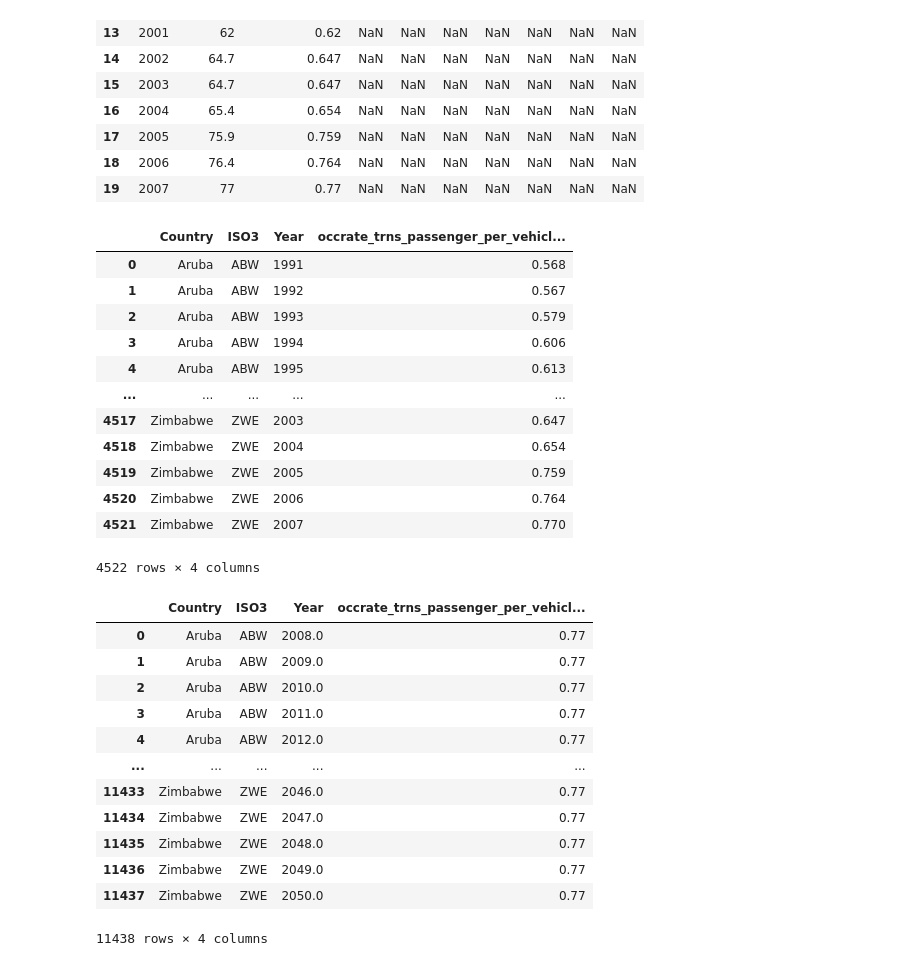
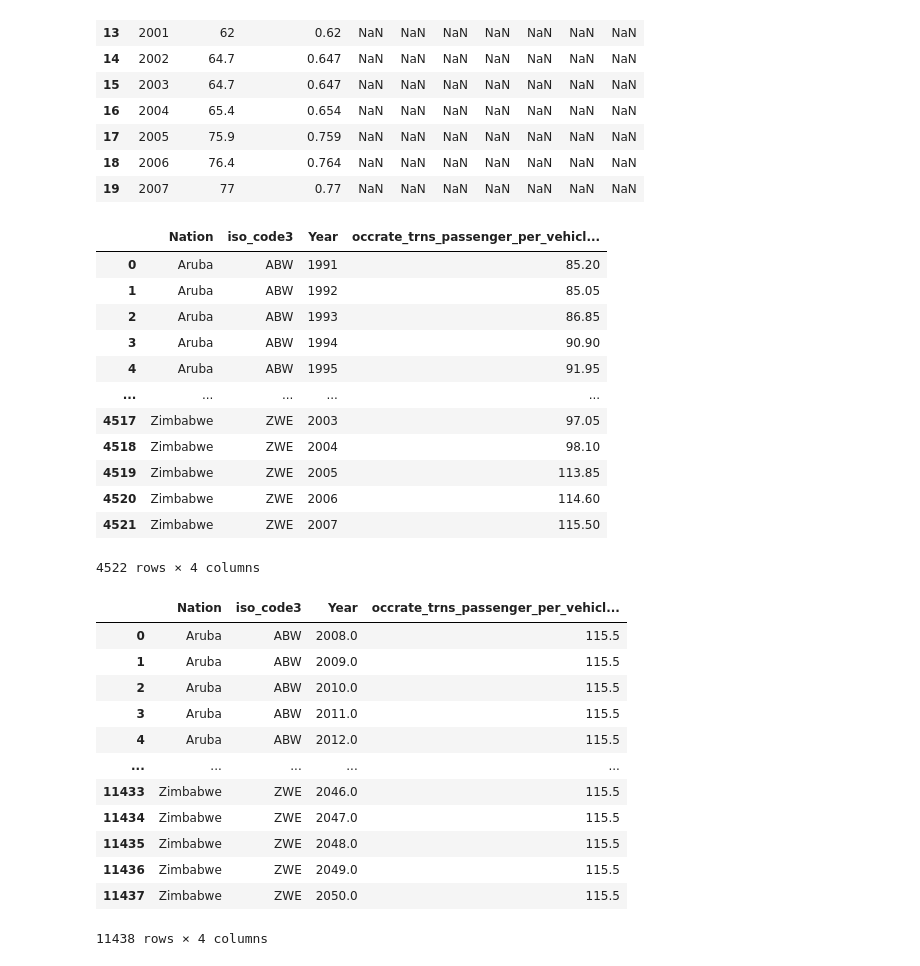
Before and after one commit to milocortes/sisepuede_data, a Jupyter notebook: Energy/occrate_trns_passenger_per_vehicle_aviation/src/Process.ipynb, the cells around one changed output. Saved outputs shown, nothing was run; the diff lists cells and outputs as text; code cells hidden in the pictures.

Commit message:
occ_rate per passenger

```diff
--- a/Energy/occrate_trns_passenger_per_vehicle_aviation/src/Process.ipynb
+++ b/Energy/occrate_trns_passenger_per_vehicle_aviation/src/Process.ipynb
@@ -87,34 +87,36 @@ df_data_copy
 # %%
 #### HISTORICAL ######
 
 countries=df_countries['Country Name'].values
 ISO3=np.unique(df_countries['ISO3'].values)
 
+#Assuming that most of the airplanes are Small narrowbody aircraft then the total of seats is 150
+#source: https://web.mit.edu/airlinedata/www/Aircraft&Related.html
 
 years=np.unique([year for year in df_data_copy['YEAR'].values if type(year)==int])
-variable_vect=[plf for plf in df_data_copy['PLF (decimal)'].values if type(plf)==float]
+variable_vect=[plf*150 for plf in df_data_copy['PLF (decimal)'].values if type(plf)==float]
 
 
 coun_year=[]
 for count in zip(countries,ISO3):
     for year,var in zip(years,variable_vect):
         coun_year.append([count[0],count[1],year,var])
 
-df_historical_out = pd.DataFrame(coun_year, columns=['Country','ISO3', 'Year',var_name])
+df_historical_out = pd.DataFrame(coun_year, columns=['Nation','iso_code3', 'Year',var_name])
 df_historical_out
 # %% [output]
-|  | Country | ISO3 | Year | occrate_trns_passenger_per_vehicl... |
-| 0 | Aruba | ABW | 1991 | 0.568 |
-| 1 | Aruba | ABW | 1992 | 0.567 |
-| 2 | Aruba | ABW | 1993 | 0.579 |
-| 3 | Aruba | ABW | 1994 | 0.606 |
-| 4 | Aruba | ABW | 1995 | 0.613 |
+|  | Nation | iso_code3 | Year | occrate_trns_passenger_per_vehicl... |
+| 0 | Aruba | ABW | 1991 | 85.20 |
+| 1 | Aruba | ABW | 1992 | 85.05 |
+| 2 | Aruba | ABW | 1993 | 86.85 |
+| 3 | Aruba | ABW | 1994 | 90.90 |
+| 4 | Aruba | ABW | 1995 | 91.95 |
 | ... | ... | ... | ... | ... |
-| 4517 | Zimbabwe | ZWE | 2003 | 0.647 |
-| 4518 | Zimbabwe | ZWE | 2004 | 0.654 |
-| 4519 | Zimbabwe | ZWE | 2005 | 0.759 |
-| 4520 | Zimbabwe | ZWE | 2006 | 0.764 |
-| 4521 | Zimbabwe | ZWE | 2007 | 0.770 |
+| 4517 | Zimbabwe | ZWE | 2003 | 97.05 |
+| 4518 | Zimbabwe | ZWE | 2004 | 98.10 |
+| 4519 | Zimbabwe | ZWE | 2005 | 113.85 |
+| 4520 | Zimbabwe | ZWE | 2006 | 114.60 |
+| 4521 | Zimbabwe | ZWE | 2007 | 115.50 |
 4522 rows × 4 columns
 # %%
 df_historical_out.to_csv('../input_to_sisepuede/historical/'+var_name+'.csv')
@@ -135,21 +137,21 @@ for count in zip(countries,ISO3):
         coun_year2.append([count[0],count[1],y_p[0],y_p[1]])
 coun_year2
 
-df_projected_out = pd.DataFrame(coun_year2, columns=['Country','ISO3', 'Year',var_name])
+df_projected_out = pd.DataFrame(coun_year2, columns=['Nation','iso_code3', 'Year',var_name])
 df_projected_out
 # %% [output]
-|  | Country | ISO3 | Year | occrate_trns_passenger_per_vehicl... |
-| 0 | Aruba | ABW | 2008.0 | 0.77 |
-| 1 | Aruba | ABW | 2009.0 | 0.77 |
-| 2 | Aruba | ABW | 2010.0 | 0.77 |
-| 3 | Aruba | ABW | 2011.0 | 0.77 |
-| 4 | Aruba | ABW | 2012.0 | 0.77 |
+|  | Nation | iso_code3 | Year | occrate_trns_passenger_per_vehicl... |
+| 0 | Aruba | ABW | 2008.0 | 115.5 |
+| 1 | Aruba | ABW | 2009.0 | 115.5 |
+| 2 | Aruba | ABW | 2010.0 | 115.5 |
+| 3 | Aruba | ABW | 2011.0 | 115.5 |
+| 4 | Aruba | ABW | 2012.0 | 115.5 |
 | ... | ... | ... | ... | ... |
-| 11433 | Zimbabwe | ZWE | 2046.0 | 0.77 |
-| 11434 | Zimbabwe | ZWE | 2047.0 | 0.77 |
-| 11435 | Zimbabwe | ZWE | 2048.0 | 0.77 |
-| 11436 | Zimbabwe | ZWE | 2049.0 | 0.77 |
-| 11437 | Zimbabwe | ZWE | 2050.0 | 0.77 |
+| 11433 | Zimbabwe | ZWE | 2046.0 | 115.5 |
+| 11434 | Zimbabwe | ZWE | 2047.0 | 115.5 |
+| 11435 | Zimbabwe | ZWE | 2048.0 | 115.5 |
+| 11436 | Zimbabwe | ZWE | 2049.0 | 115.5 |
+| 11437 | Zimbabwe | ZWE | 2050.0 | 115.5 |
 11438 rows × 4 columns
 # %%
 df_projected_out.to_csv('../input_to_sisepuede/projected/'+var_name+'.csv')
```
Also changed, not shown: 34 other files.
